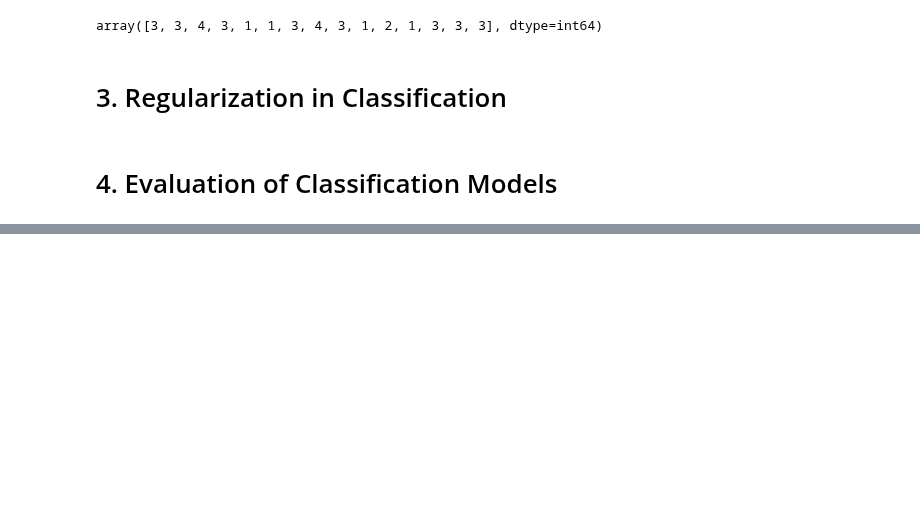
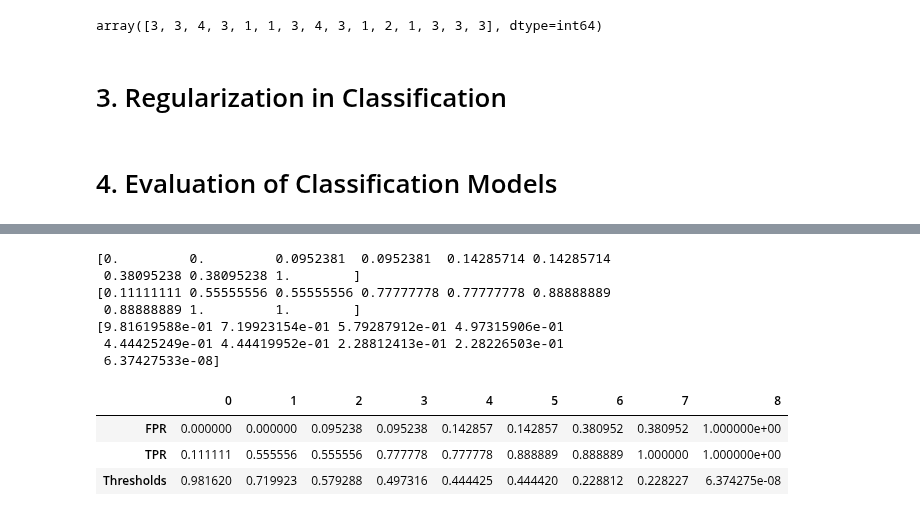
Before and after one commit to riduan91/DSC101, a Jupyter notebook: Lesson8/Amphi/Classification2.ipynb, the cells around one changed output, grey strips where cells are left out. Drawn from its saved outputs; the diff is of its cells as text; code cells hidden in the pictures; blank space fills up the shorter version.

```diff
--- a/Lesson8/Amphi/Classification2.ipynb
+++ b/Lesson8/Amphi/Classification2.ipynb
@@ -592,0 +804,20 @@ array([3, 3, 4, 3, 1, 1, 3, 4, 3, 1, 2, 1, 3, 3, 3], dtype=int64)
+# %%
+from sklearn.metrics import roc_curve
+y_pred_proba = clf.predict_proba(X_test)
+fpr, tpr, thresholds = roc_curve(y_test, y_pred_proba[:, 1])
+print(fpr)
+print(tpr)
+print(thresholds)
+pd.DataFrame([fpr, tpr, thresholds], index=["FPR", "TPR", "Thresholds"])
+# %% [output]
+[0.         0.         0.0952381  0.0952381  0.14285714 0.14285714
+ 0.38095238 0.38095238 1.        ]
+[0.11111111 0.55555556 0.55555556 0.77777778 0.77777778 0.88888889
+ 0.88888889 1.         1.        ]
+[9.81619588e-01 7.19923154e-01 5.79287912e-01 4.97315906e-01
+ 4.44425249e-01 4.44419952e-01 2.28812413e-01 2.28226503e-01
+ 6.37427533e-08]
+|  | 0 | 1 | 2 | 3 | 4 | 5 | 6 | 7 | 8 |
+| FPR | 0.000000 | 0.000000 | 0.095238 | 0.095238 | 0.142857 | 0.142857 | 0.380952 | 0.380952 | 1.000000e+00 |
+| TPR | 0.111111 | 0.555556 | 0.555556 | 0.777778 | 0.777778 | 0.888889 | 0.888889 | 1.000000 | 1.000000e+00 |
+| Thresholds | 0.981620 | 0.719923 | 0.579288 | 0.497316 | 0.444425 | 0.444420 | 0.228812 | 0.228227 | 6.374275e-08 |
```
Also changed, not shown: parts of 41 cells of this notebook, 2 other files.
